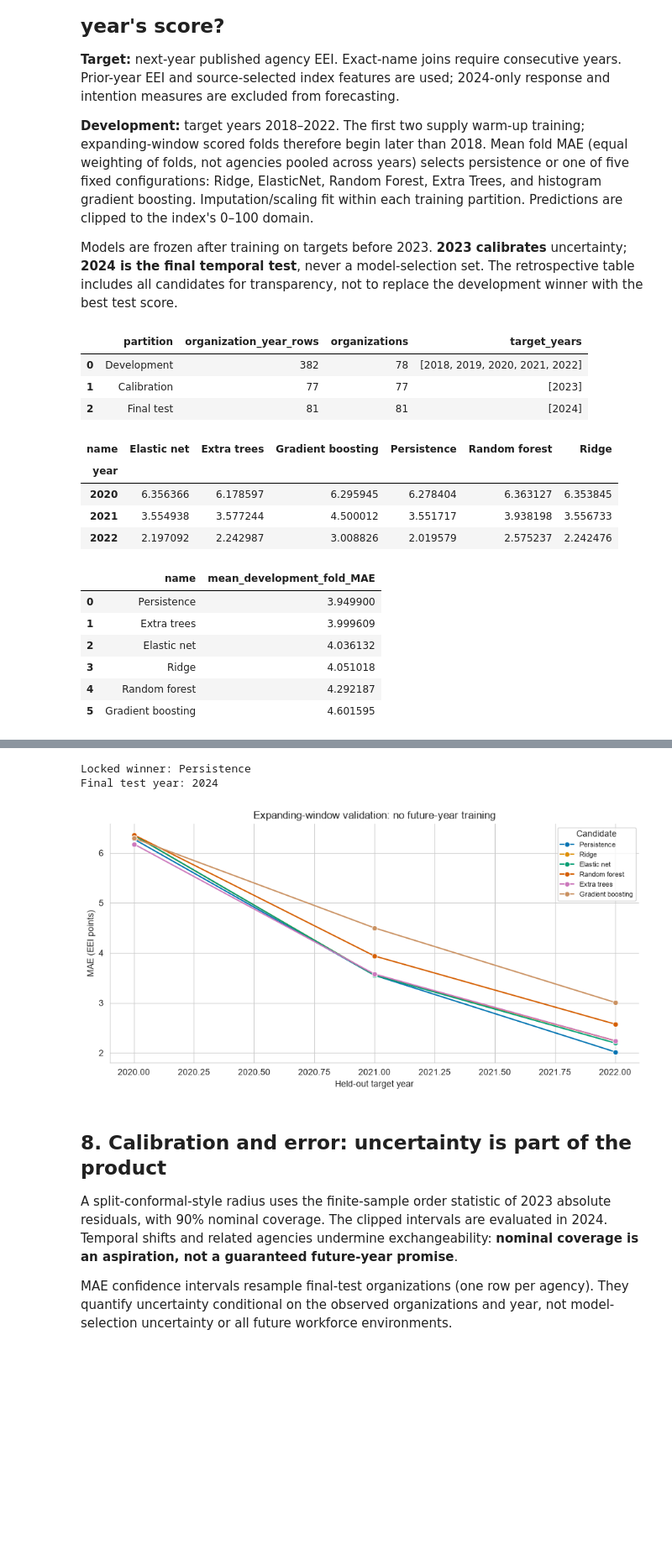
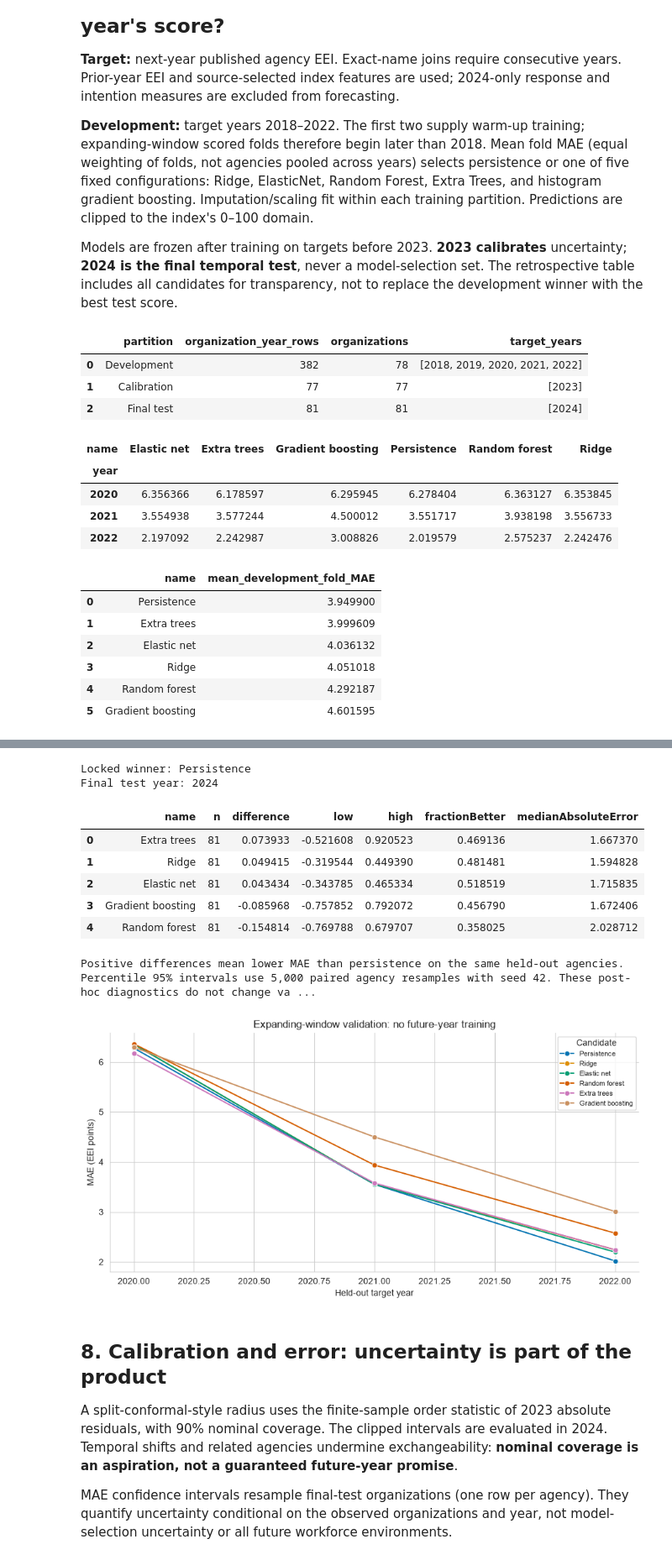
Before and after one commit to mberca-lab/engagement-atlas, a Jupyter notebook: notebooks/engagement_atlas.ipynb, the cells around one changed output, grey strips where cells are left out. Shown at 84% size. Cells and saved outputs as stored; diff of their text form; code cells hidden in the pictures; blank space fills up the shorter version.

```diff
--- a/notebooks/engagement_atlas.ipynb
+++ b/notebooks/engagement_atlas.ipynb
@@ -694,38 +713,55 @@ metrics["selected_by_development"] = metrics.name.eq(forecast_result["selected"]
 display(metrics.rename(columns={"low": "MAE_CI_low", "high": "MAE_CI_high"}))
 print("Locked winner:", forecast_result["selected"])
 print("Final test year:", forecast_result["testYear"])
+comparison_predictions = pd.DataFrame(forecast_result["modelPredictions"])
+comparisons = pd.DataFrame(forecast_result["pairedComparisons"])
+for row in comparisons.itertuples():
+    candidate = comparison_predictions[comparison_predictions.model == row.name]
+    check = paired_error_comparison(candidate.actual, candidate.predicted, candidate.baseline)
+    if not np.allclose([check[k] for k in ["difference", "low", "high"]],
+                       [row.difference, row.low, row.high]):
+        raise ValueError(f"Paired forecast comparison mismatch: {row.name}")
+display(comparisons)
+print(forecast_result["comparisonNotes"])
 fig, ax = plt.subplots(figsize=(11, 5))
 sns.lineplot(cv, x="year", y="mae", hue="name", marker="o", ax=ax)
 ax.set(title="Expanding-window validation: no future-year training",
        xlabel="Held-out target year", ylabel="MAE (EEI points)")
 ax.legend(title="Candidate", fontsize=8)
 finish(fig, "temporal_cv")
 # %% [output]
 |  | partition | organization_year_rows | organizations | target_years |
 | 0 | Development | 382 | 78 | [2018, 2019, 2020, 2021, 2022] |
 | 1 | Calibration | 77 | 77 | [2023] |
 | 2 | Final test | 81 | 81 | [2024] |
 | name | Elastic net | Extra trees | Gradient boosting | Persistence | Random forest | Ridge |
 | year |  |  |  |  |  |  |
 | 2020 | 6.356366 | 6.178597 | 6.295945 | 6.278404 | 6.363127 | 6.353845 |
 | 2021 | 3.554938 | 3.577244 | 4.500012 | 3.551717 | 3.938198 | 3.556733 |
 | 2022 | 2.197092 | 2.242987 | 3.008826 | 2.019579 | 2.575237 | 2.242476 |
 |  | name | mean_development_fold_MAE |
 | 0 | Persistence | 3.949900 |
 | 1 | Extra trees | 3.999609 |
 | 2 | Elastic net | 4.036132 |
 | 3 | Ridge | 4.051018 |
 | 4 | Random forest | 4.292187 |
 | 5 | Gradient boosting | 4.601595 |
 |  | name | mae | rmse | r2 | MAE_CI_low | MAE_CI_high | selected_by_development |
 | 0 | Extra trees | 3.265599 | 5.383990 | 0.580865 | 2.384636 | 4.306573 | False |
 | 1 | Ridge | 3.290118 | 6.337052 | 0.419342 | 2.255372 | 4.644123 | False |
 | 2 | Elastic net | 3.296099 | 6.314850 | 0.423403 | 2.258197 | 4.648655 | False |
 | 3 | Persistence | 3.339533 | 6.990795 | 0.293359 | 2.172126 | 4.908818 | True |
 | 4 | Gradient boosting | 3.425500 | 5.506110 | 0.561635 | 2.541143 | 4.456046 | False |
 | 5 | Random forest | 3.494346 | 5.537327 | 0.556650 | 2.587074 | 4.508638 | False |
 Locked winner: Persistence
 Final test year: 2024
+|  | name | n | difference | low | high | fractionBetter | medianAbsoluteError |
+| 0 | Extra trees | 81 | 0.073933 | -0.521608 | 0.920523 | 0.469136 | 1.667370 |
+| 1 | Ridge | 81 | 0.049415 | -0.319544 | 0.449390 | 0.481481 | 1.594828 |
+| 2 | Elastic net | 81 | 0.043434 | -0.343785 | 0.465334 | 0.518519 | 1.715835 |
+| 3 | Gradient boosting | 81 | -0.085968 | -0.757852 | 0.792072 | 0.456790 | 1.672406 |
+| 4 | Random forest | 81 | -0.154814 | -0.769788 | 0.679707 | 0.358025 | 2.028712 |
+Positive differences mean lower MAE than persistence on the same held-out agencies. Percentile 95% intervals use 5,000 paired agency resamples with seed 42. These post-hoc diagnostics do not change va ...
 [figure]
 # %% [markdown]
 ## 8. Calibration and error: uncertainty is part of the product
```
Also changed, not shown: parts of 7 cells of this notebook, 15 other files.
